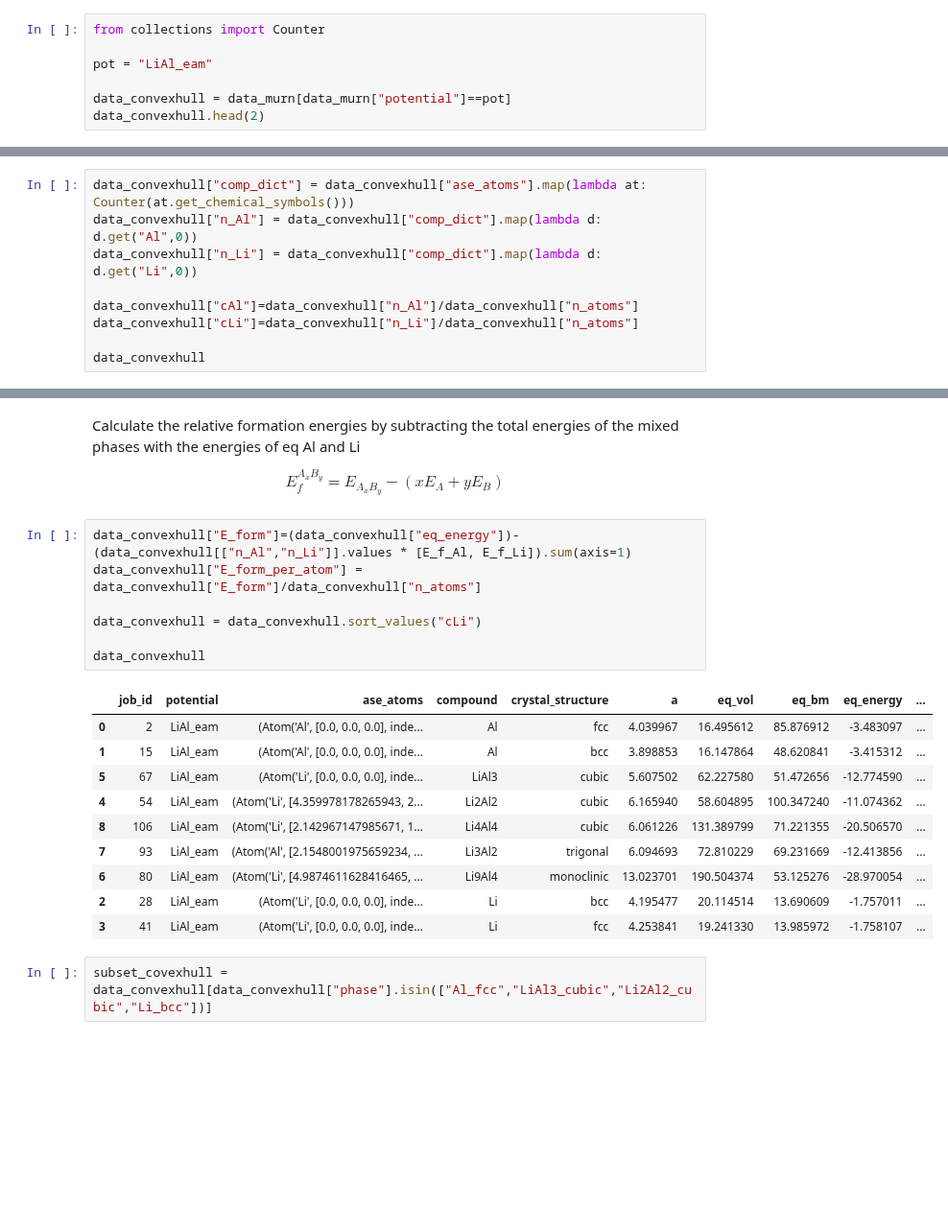
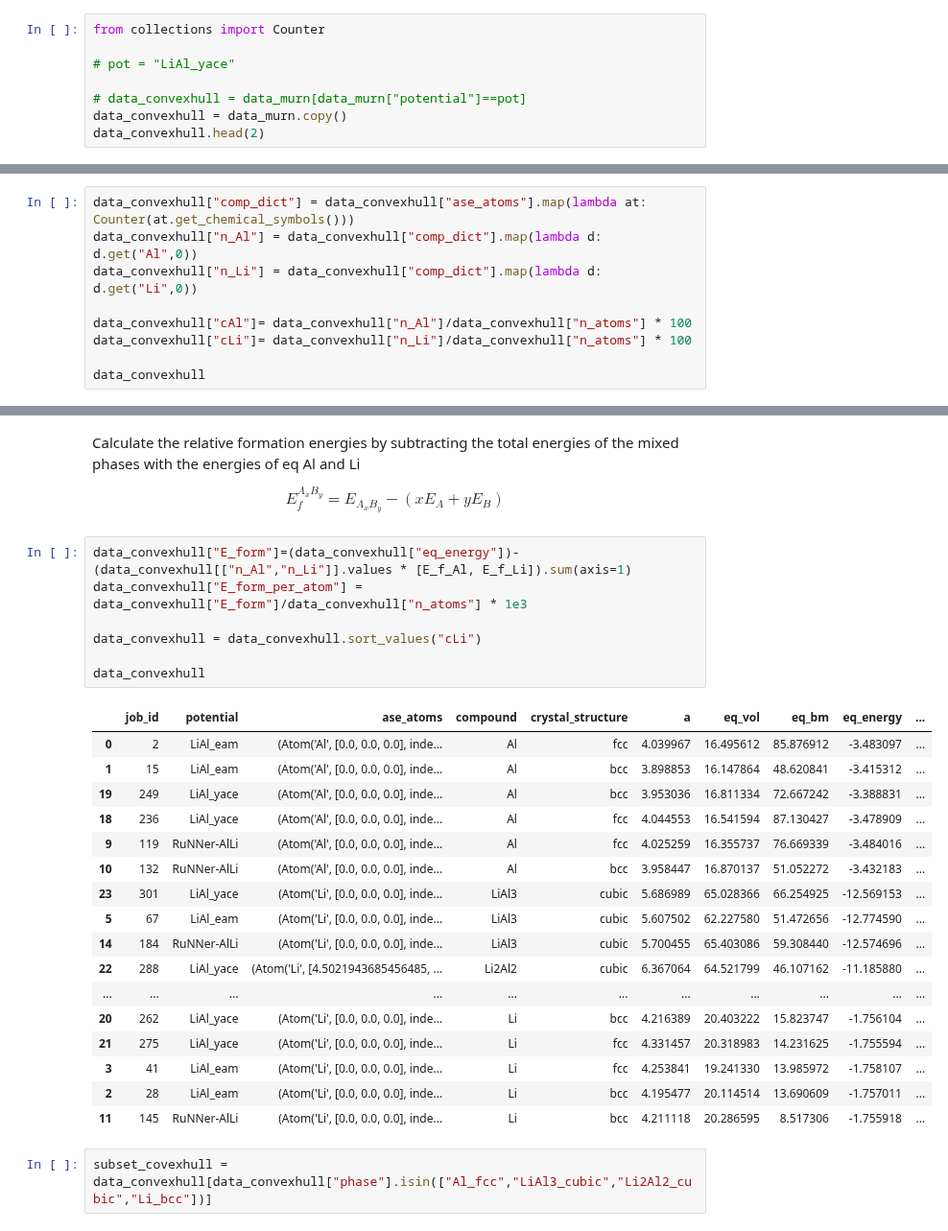
Before and after one commit to pyiron-workshop/potentials-workshop-2022, a Jupyter notebook: validation/validation_LiAl.ipynb, the cells around one changed output, grey strips where cells are left out. Shown at 96% size. Saved outputs shown, nothing was run; the diff lists cells and outputs as text; blank space fills up the shorter version.

```diff
--- a/validation/validation_LiAl.ipynb
+++ b/validation/validation_LiAl.ipynb
@@ -493,9 +549,10 @@ For this task we compute the formation energies of the mixed phases relative to
 # %%
 from collections import Counter
 
-pot = "LiAl_eam"
+# pot = "LiAl_yace"
 
-data_convexhull = data_murn[data_murn["potential"]==pot]
+# data_convexhull = data_murn[data_murn["potential"]==pot]
+data_convexhull = data_murn.copy()
 data_convexhull.head(2)
 # %% [output]
 |  | job_id | potential | ase_atoms | compound | crystal_structure | a | eq_vol | eq_bm | eq_energy | ... |
@@ -508,8 +565,8 @@ data_convexhull["comp_dict"] = data_convexhull["ase_atoms"].map(lambda at: Count
 data_convexhull["n_Al"] = data_convexhull["comp_dict"].map(lambda d: d.get("Al",0))
 data_convexhull["n_Li"] = data_convexhull["comp_dict"].map(lambda d: d.get("Li",0))
 
-data_convexhull["cAl"]=data_convexhull["n_Al"]/data_convexhull["n_atoms"]
-data_convexhull["cLi"]=data_convexhull["n_Li"]/data_convexhull["n_atoms"]
+data_convexhull["cAl"]= data_convexhull["n_Al"]/data_convexhull["n_atoms"] * 100
+data_convexhull["cLi"]= data_convexhull["n_Li"]/data_convexhull["n_atoms"] * 100
 
 data_convexhull
 # %% [output]
@@ -538,21 +602,28 @@ Calculate the relative formation energies by subtracting the total energies of t
 $$E^{A_xB_y}_{f} = E_{A_xB_y} - (x E_A + yE_B)$$
 # %%
 data_convexhull["E_form"]=(data_convexhull["eq_energy"])-(data_convexhull[["n_Al","n_Li"]].values * [E_f_Al, E_f_Li]).sum(axis=1)
-data_convexhull["E_form_per_atom"] = data_convexhull["E_form"]/data_convexhull["n_atoms"]
+data_convexhull["E_form_per_atom"] = data_convexhull["E_form"]/data_convexhull["n_atoms"] * 1e3
 
 data_convexhull = data_convexhull.sort_values("cLi")
 
 data_convexhull
 # %% [output]
 |  | job_id | potential | ase_atoms | compound | crystal_structure | a | eq_vol | eq_bm | eq_energy | ... |
 | 0 | 2 | LiAl_eam | (Atom('Al', [0.0, 0.0, 0.0], inde... | Al | fcc | 4.039967 | 16.495612 | 85.876912 | -3.483097 | ... |
 | 1 | 15 | LiAl_eam | (Atom('Al', [0.0, 0.0, 0.0], inde... | Al | bcc | 3.898853 | 16.147864 | 48.620841 | -3.415312 | ... |
+| 19 | 249 | LiAl_yace | (Atom('Al', [0.0, 0.0, 0.0], inde... | Al | bcc | 3.953036 | 16.811334 | 72.667242 | -3.388831 | ... |
+| 18 | 236 | LiAl_yace | (Atom('Al', [0.0, 0.0, 0.0], inde... | Al | fcc | 4.044553 | 16.541594 | 87.130427 | -3.478909 | ... |
+| 9 | 119 | RuNNer-AlLi | (Atom('Al', [0.0, 0.0, 0.0], inde... | Al | fcc | 4.025259 | 16.355737 | 76.669339 | -3.484016 | ... |
+| 10 | 132 | RuNNer-AlLi | (Atom('Al', [0.0, 0.0, 0.0], inde... | Al | bcc | 3.958447 | 16.870137 | 51.052272 | -3.432183 | ... |
+| 23 | 301 | LiAl_yace | (Atom('Li', [0.0, 0.0, 0.0], inde... | LiAl3 | cubic | 5.686989 | 65.028366 | 66.254925 | -12.569153 | ... |
 | 5 | 67 | LiAl_eam | (Atom('Li', [0.0, 0.0, 0.0], inde... | LiAl3 | cubic | 5.607502 | 62.227580 | 51.472656 | -12.774590 | ... |
-| 4 | 54 | LiAl_eam | (Atom('Li', [4.359978178265943, 2... | Li2Al2 | cubic | 6.165940 | 58.604895 | 100.347240 | -11.074362 | ... |
-| 8 | 106 | LiAl_eam | (Atom('Li', [2.142967147985671, 1... | Li4Al4 | cubic | 6.061226 | 131.389799 | 71.221355 | -20.506570 | ... |
-| 7 | 93 | LiAl_eam | (Atom('Al', [2.1548001975659234, ... | Li3Al2 | trigonal | 6.094693 | 72.810229 | 69.231669 | -12.413856 | ... |
-| 6 | 80 | LiAl_eam | (Atom('Li', [4.9874611628416465, ... | Li9Al4 | monoclinic | 13.023701 | 190.504374 | 53.125276 | -28.970054 | ... |
+| 14 | 184 | RuNNer-AlLi | (Atom('Li', [0.0, 0.0, 0.0], inde... | LiAl3 | cubic | 5.700455 | 65.403086 | 59.308440 | -12.574696 | ... |
+| 22 | 288 | LiAl_yace | (Atom('Li', [4.5021943685456485, ... | Li2Al2 | cubic | 6.367064 | 64.521799 | 46.107162 | -11.185880 | ... |
+| ... | ... | ... | ... | ... | ... | ... | ... | ... | ... | ... |
+| 20 | 262 | LiAl_yace | (Atom('Li', [0.0, 0.0, 0.0], inde... | Li | bcc | 4.216389 | 20.403222 | 15.823747 | -1.756104 | ... |
+| 21 | 275 | LiAl_yace | (Atom('Li', [0.0, 0.0, 0.0], inde... | Li | fcc | 4.331457 | 20.318983 | 14.231625 | -1.755594 | ... |
+| 3 | 41 | LiAl_eam | (Atom('Li', [0.0, 0.0, 0.0], inde... | Li | fcc | 4.253841 | 19.241330 | 13.985972 | -1.758107 | ... |
 | 2 | 28 | LiAl_eam | (Atom('Li', [0.0, 0.0, 0.0], inde... | Li | bcc | 4.195477 | 20.114514 | 13.690609 | -1.757011 | ... |
-| 3 | 41 | LiAl_eam | (Atom('Li', [0.0, 0.0, 0.0], inde... | Li | fcc | 4.253841 | 19.241330 | 13.985972 | -1.758107 | ... |
+| 11 | 145 | RuNNer-AlLi | (Atom('Li', [0.0, 0.0, 0.0], inde... | Li | bcc | 4.211118 | 20.286595 | 8.517306 | -1.755918 | ... |
 # %%
 subset_covexhull = data_convexhull[data_convexhull["phase"].isin(["Al_fcc","LiAl3_cubic","Li2Al2_cubic","Li_bcc"])]
```
Also changed, not shown: parts of 18 cells of this notebook.
